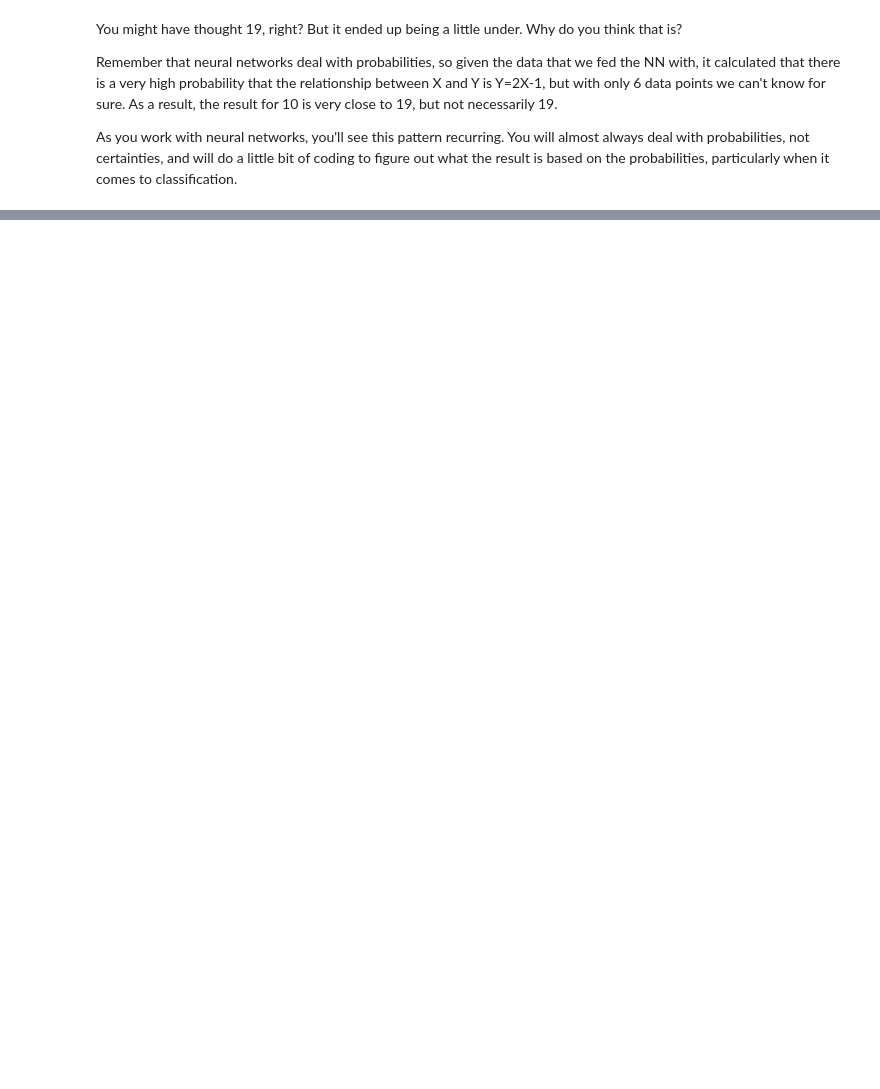
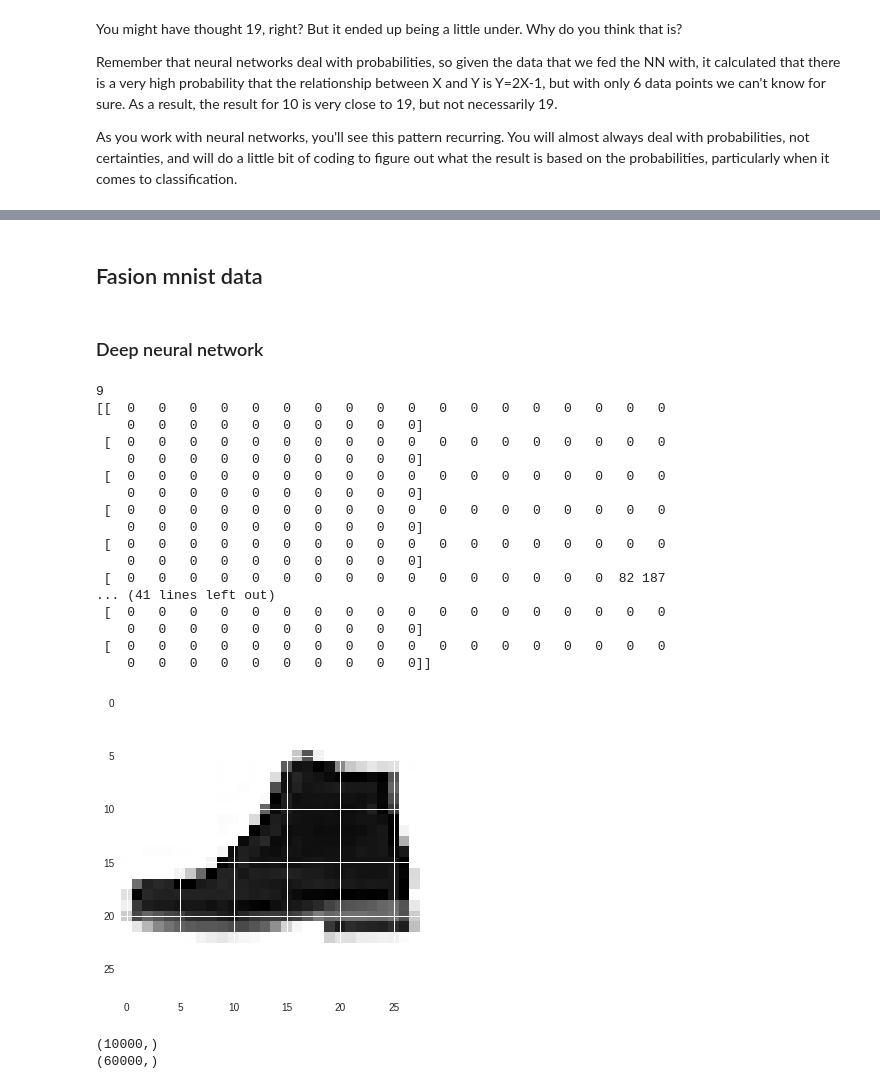
Before and after one commit to xie186/Intro2TF4AIMLDP, a Jupyter notebook: intro_tensorflow4AI.ipynb, the cells around one changed output, grey strips where cells are left out. Cells and saved outputs as stored; diff of their text form; code cells hidden in the pictures; blank space fills up the shorter version.

```diff
--- a/intro_tensorflow4AI.ipynb
+++ b/intro_tensorflow4AI.ipynb
@@ -98,0 +143,38 @@ As you work with neural networks, you'll see this pattern recurring. You will al
+# %% [markdown]
+## Fasion mnist data
+# %% [markdown]
+### Deep neural network
+# %%
+import matplotlib.pyplot as plt
+(x_train, y_train), (x_test, y_test) = mnist.load_data()
+
+
+plt.imshow(x_train[42])
+
+print(y_train[42])
+print(x_train[42])
+# %% [output]
+9
+[[  0   0   0   0   0   0   0   0   0   0   0   0   0   0   0   0   0   0
+    0   0   0   0   0   0   0   0   0   0]
+ [  0   0   0   0   0   0   0   0   0   0   0   0   0   0   0   0   0   0
+    0   0   0   0   0   0   0   0   0   0]
+ [  0   0   0   0   0   0   0   0   0   0   0   0   0   0   0   0   0   0
+    0   0   0   0   0   0   0   0   0   0]
+ [  0   0   0   0   0   0   0   0   0   0   0   0   0   0   0   0   0   0
+    0   0   0   0   0   0   0   0   0   0]
+ [  0   0   0   0   0   0   0   0   0   0   0   0   0   0   0   0   0   0
+    0   0   0   0   0   0   0   0   0   0]
+ [  0   0   0   0   0   0   0   0   0   0   0   0   0   0   0   0  82 187
+... (41 lines left out)
+ [  0   0   0   0   0   0   0   0   0   0   0   0   0   0   0   0   0   0
+    0   0   0   0   0   0   0   0   0   0]
+ [  0   0   0   0   0   0   0   0   0   0   0   0   0   0   0   0   0   0
+    0   0   0   0   0   0   0   0   0   0]]
+[figure, added]
+# %%
+print(y_test.shape)
+print(y_train.shape)
+# %% [output]
+(10000,)
+(60000,)
```
Also changed, not shown: parts of 11 cells of this notebook.
